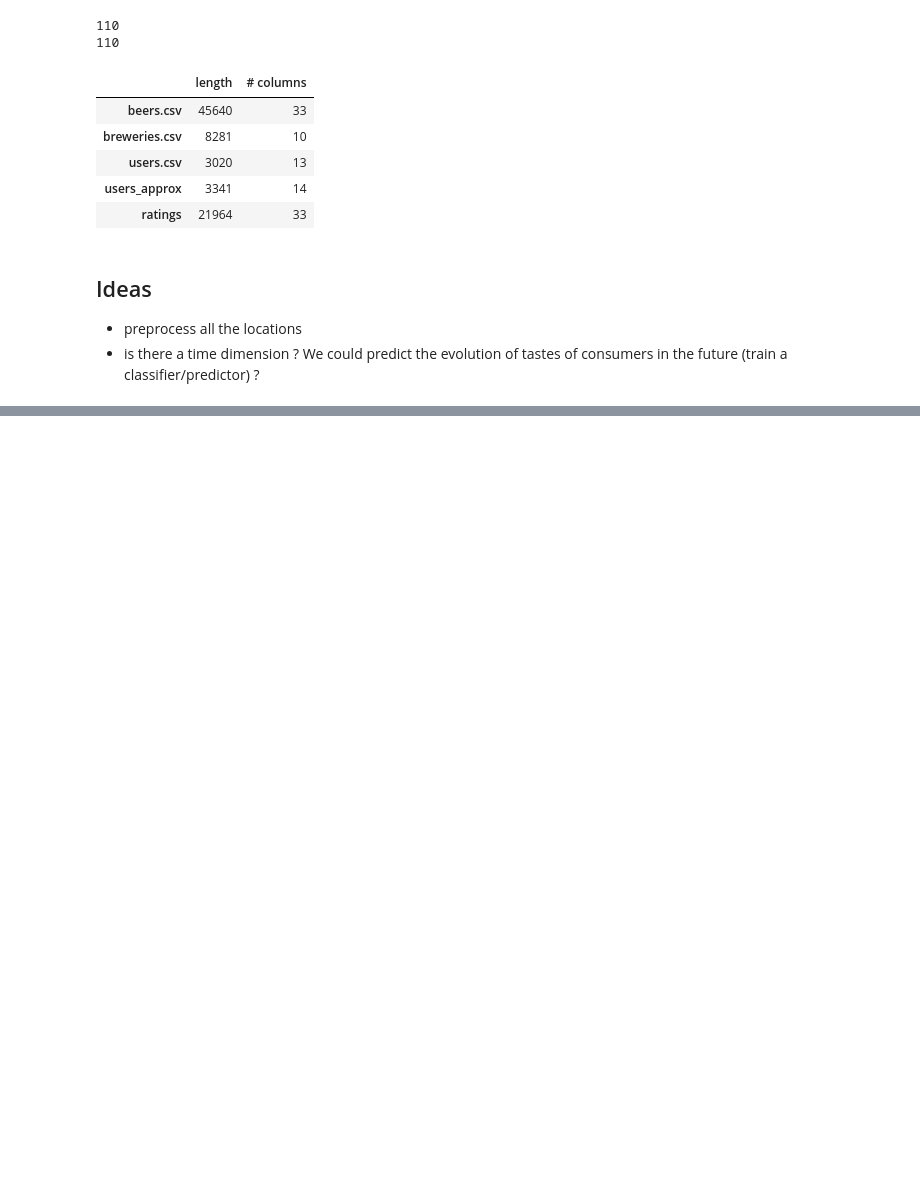
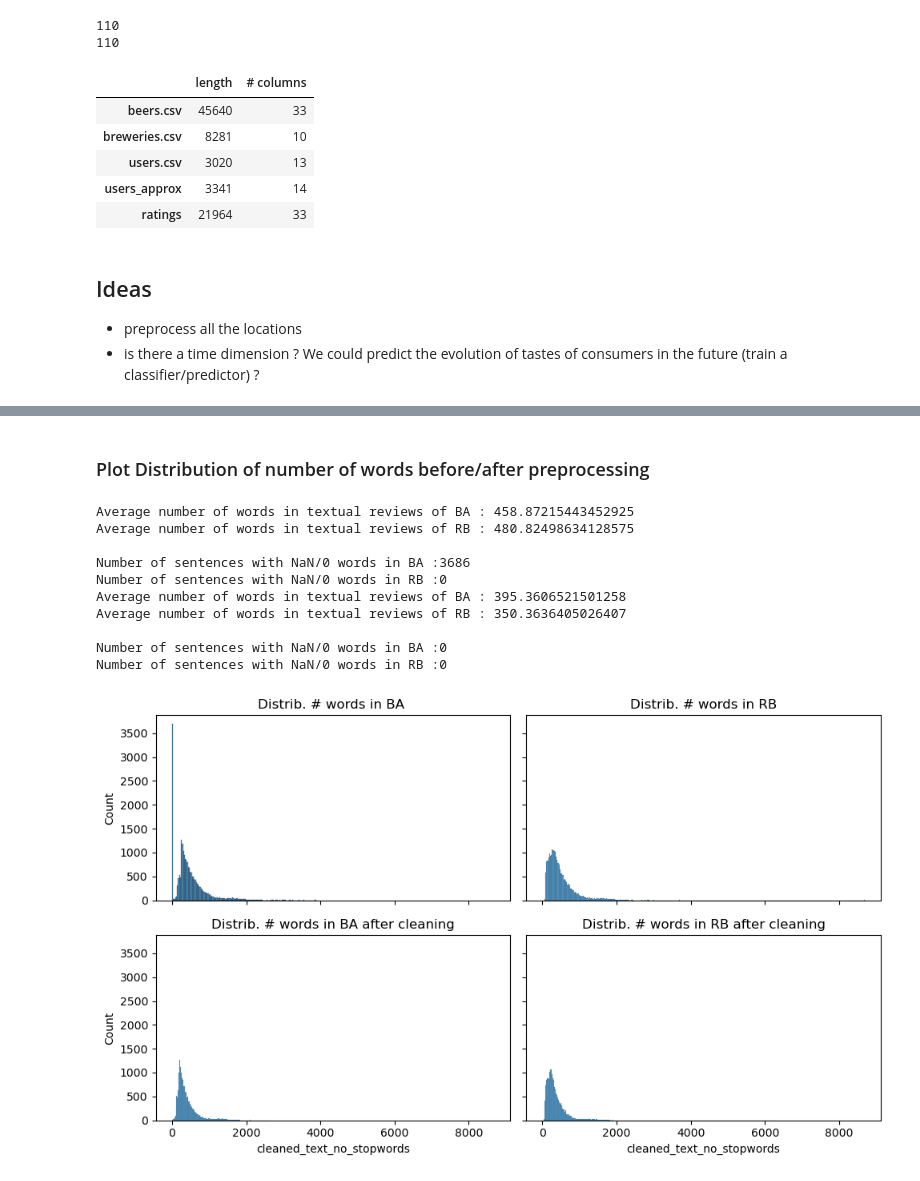
Before and after one commit to epfl-ada/ada-2023-project-laremontada61, a Jupyter notebook: nb_MLE.ipynb, the cells around one changed output, grey strips where cells are left out. Saved outputs shown, nothing was run; the diff lists cells and outputs as text; code cells hidden in the pictures; blank space fills up the shorter version.

Commit message:
EDA textual reviews common words

```diff
--- a/nb_MLE.ipynb
+++ b/nb_MLE.ipynb
@@ -357,0 +457,57 @@ InvalidIndexError: (array([], dtype=int64),)
+# %%
+import warnings
+warnings.filterwarnings('ignore') # remove the warnings
+
+ratings_BA_cleaned = preprocess_sentences(ratings_BA, website = 'BA')
+ratings_RB_cleaned = preprocess_sentences(ratings_RB, website = 'RB')
+
+warnings.filterwarnings('default')
+# %% [markdown]
+### Plot Distribution of number of words before/after preprocessing
+# %%
+# Before preprocessing of the sentences
+mean_words_BA = np.mean(ratings_BA["text"].apply(lambda row : len(str(row))))
+mean_words_RB = np.mean(ratings_RB["text.1"].apply(lambda row : len(str(row))))
+print(f"Average number of words in textual reviews of BA : {mean_words_BA}")
+print(f"Average number of words in textual reviews of RB : {mean_words_RB}")
+
+NaN_sentences_BA = len(ratings_BA[ratings_BA["text"].isnull()])
+NaN_sentences_RB = len(ratings_RB[ratings_RB["text.1"].isnull()])
+print(f"\nNumber of sentences with NaN/0 words in BA :{NaN_sentences_BA}")
+print(f"Number of sentences with NaN/0 words in RB :{NaN_sentences_RB}")
+
+# After preprocessing of the sentences
+mean_words_BA = np.mean(ratings_BA_cleaned["cleaned_text_no_stopwords"].apply(lambda row : len(str(row))))
+mean_words_RB = np.mean(ratings_RB_cleaned["cleaned_text_no_stopwords"].apply(lambda row : len(str(row))))
+print(f"Average number of words in textual reviews of BA : {mean_words_BA}")
+print(f"Average number of words in textual reviews of RB : {mean_words_RB}")
+
+NaN_sentences_BA = len(ratings_BA_cleaned[ratings_BA_cleaned["cleaned_text_no_stopwords"].isnull()])
+NaN_sentences_RB = len(ratings_RB_cleaned[ratings_RB_cleaned["cleaned_text_no_stopwords"].isnull()])
+print(f"\nNumber of sentences with NaN/0 words in BA :{NaN_sentences_BA}")
+print(f"Number of sentences with NaN/0 words in RB :{NaN_sentences_RB}")
+
+fig, axs = plt.subplots(2,2, figsize=(10,6), sharex = True, sharey = True)
+sns.histplot(data = ratings_BA['text'].apply(lambda row : len(str(row))), ax = axs[0,0])
+sns.histplot(data = ratings_RB['text.1'].apply(lambda row : len(str(row))), ax = axs[0,1])
+sns.histplot(data = ratings_BA_cleaned['cleaned_text_no_stopwords'].apply(lambda row : len(str(row))), ax = axs[1,0])
+sns.histplot(data = ratings_RB_cleaned['cleaned_text_no_stopwords'].apply(lambda row : len(str(row))), ax = axs[1,1])
+
+axs[0,0].set_title("Distrib. # words in BA ")
+axs[0,1].set_title("Distrib. # words in RB")
+axs[1,0].set_title("Distrib. # words in BA after cleaning")
+axs[1,1].set_title("Distrib. # words in RB after cleaning")
+plt.tight_layout()
+plt.show()
+# %% [output]
+Average number of words in textual reviews of BA : 458.87215443452925
+Average number of words in textual reviews of RB : 480.82498634128575
+
+Number of sentences with NaN/0 words in BA :3686
+Number of sentences with NaN/0 words in RB :0
+Average number of words in textual reviews of BA : 395.3606521501258
+Average number of words in textual reviews of RB : 350.3636405026407
+
+Number of sentences with NaN/0 words in BA :0
+Number of sentences with NaN/0 words in RB :0
+[figure, added]
```
Also changed, not shown: parts of 23 cells of this notebook.
